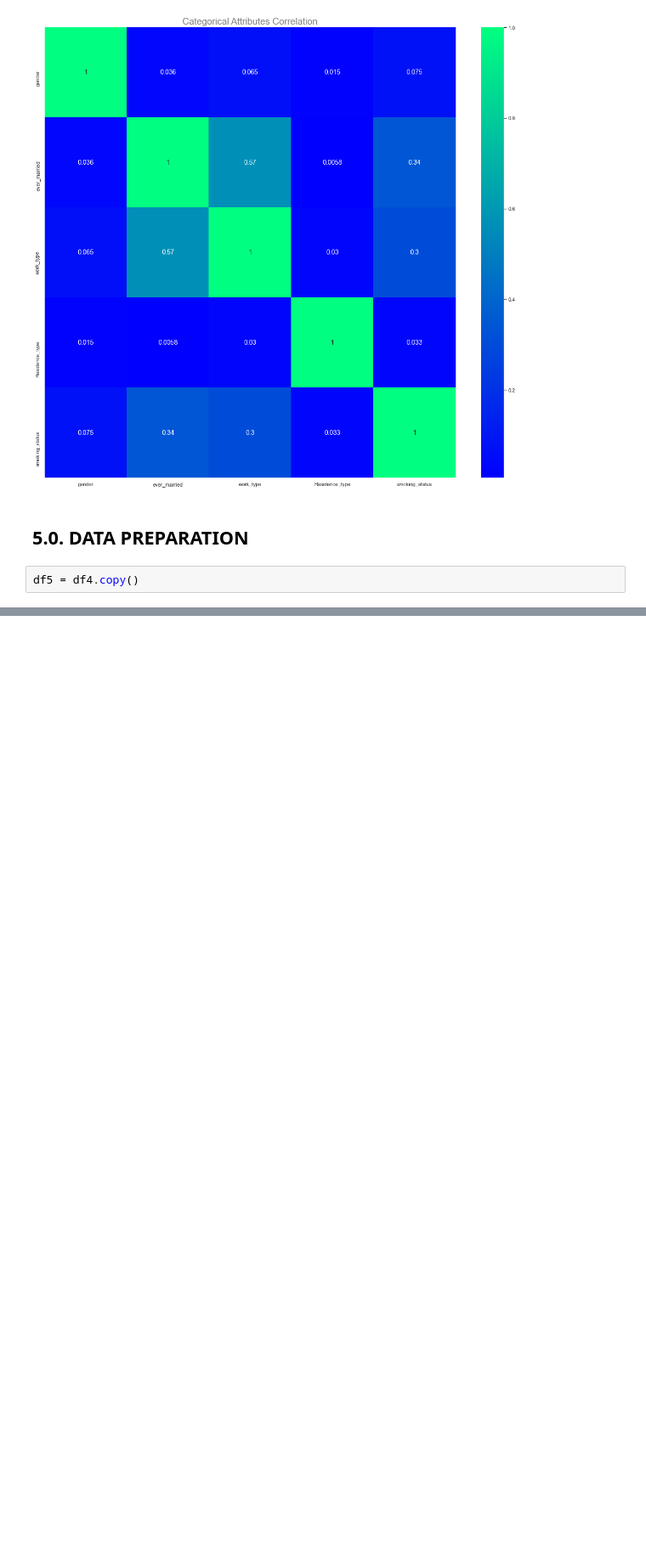
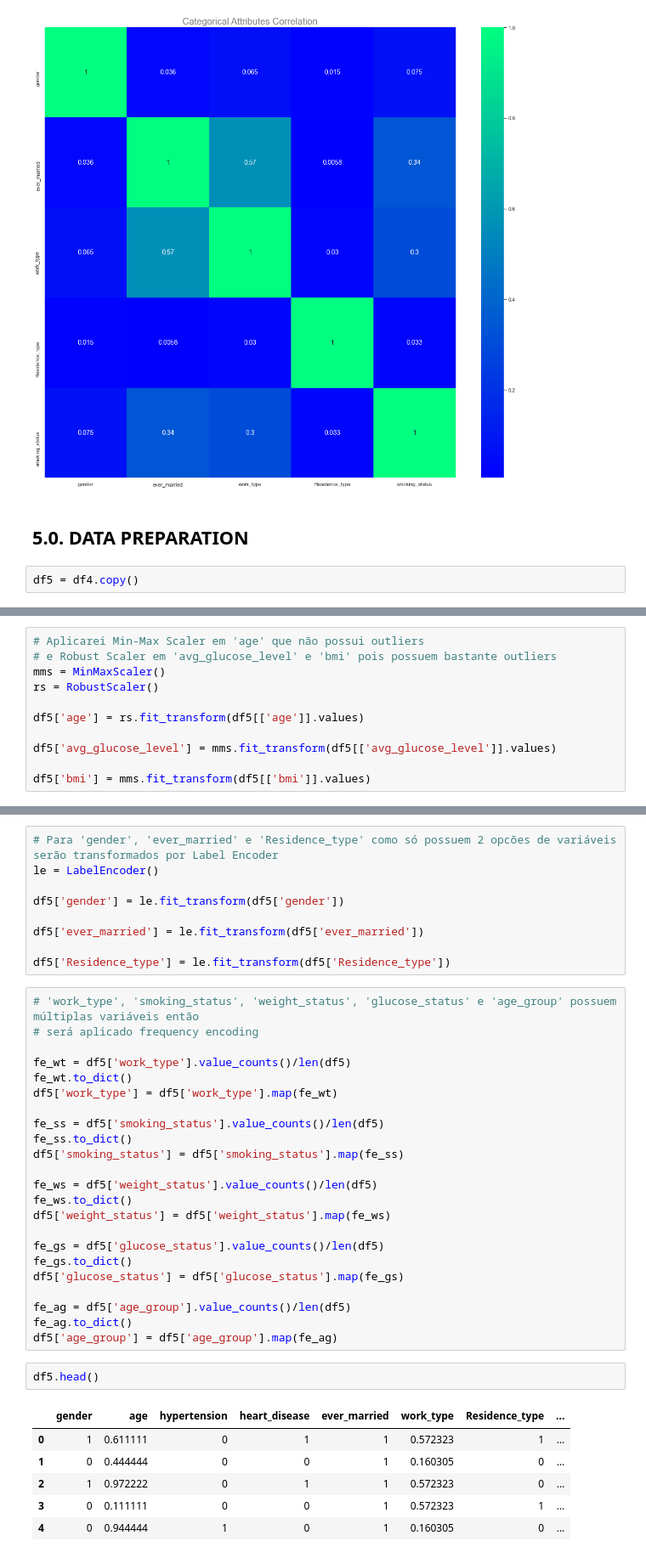
Before and after one commit to lucasanhenrique/stroke_prediction, a Jupyter notebook: notebook/stroke_prediction.ipynb, the cells around one changed output, grey strips where cells are left out. Shown at 85% size. Cells and saved outputs as stored; diff of their text form; blank space fills up the shorter version.

```diff
--- a/notebook/stroke_prediction.ipynb
+++ b/notebook/stroke_prediction.ipynb
@@ -907,0 +940,11 @@ df5 = df4.copy()
+# %%
+# Aplicarei Min-Max Scaler em 'age' que não possui outliers
+# e Robust Scaler em 'avg_glucose_level' e 'bmi' pois possuem bastante outliers
+mms = MinMaxScaler()
+rs = RobustScaler()
+
+df5['age'] = rs.fit_transform(df5[['age']].values)
+
+df5['avg_glucose_level'] = mms.fit_transform(df5[['avg_glucose_level']].values)
+
+df5['bmi'] = mms.fit_transform(df5[['bmi']].values)
@@ -907,0 +953,41 @@ df5 = df4.copy()
+# %%
+# Para 'gender', 'ever_married' e 'Residence_type' como só possuem 2 opcões de variáveis serão transformados por Label Encoder
+le = LabelEncoder()
+
+df5['gender'] = le.fit_transform(df5['gender'])
+
+df5['ever_married'] = le.fit_transform(df5['ever_married'])
+
+df5['Residence_type'] = le.fit_transform(df5['Residence_type'])
+# %%
+# 'work_type', 'smoking_status', 'weight_status', 'glucose_status' e 'age_group' possuem múltiplas variáveis então
+# será aplicado frequency encoding
+
+fe_wt = df5['work_type'].value_counts()/len(df5)
+fe_wt.to_dict()
+df5['work_type'] = df5['work_type'].map(fe_wt)
+
+fe_ss = df5['smoking_status'].value_counts()/len(df5)
+fe_ss.to_dict()
+df5['smoking_status'] = df5['smoking_status'].map(fe_ss)
+
+fe_ws = df5['weight_status'].value_counts()/len(df5)
+fe_ws.to_dict()
+df5['weight_status'] = df5['weight_status'].map(fe_ws)
+
+fe_gs = df5['glucose_status'].value_counts()/len(df5)
+fe_gs.to_dict()
+df5['glucose_status'] = df5['glucose_status'].map(fe_gs)
+
+fe_ag = df5['age_group'].value_counts()/len(df5)
+fe_ag.to_dict()
+df5['age_group'] = df5['age_group'].map(fe_ag)
+# %%
+df5.head()
+# %% [output]
+|  | gender | age | hypertension | heart_disease | ever_married | work_type | Residence_type | ... |
+| 0 | 1 | 0.611111 | 0 | 1 | 1 | 0.572323 | 1 | ... |
+| 1 | 0 | 0.444444 | 0 | 0 | 1 | 0.160305 | 0 | ... |
+| 2 | 1 | 0.972222 | 0 | 1 | 1 | 0.572323 | 0 | ... |
+| 3 | 0 | 0.111111 | 0 | 0 | 1 | 0.572323 | 1 | ... |
+| 4 | 0 | 0.944444 | 1 | 0 | 1 | 0.160305 | 0 | ... |
```
Also changed, not shown: parts of 26 cells of this notebook.
